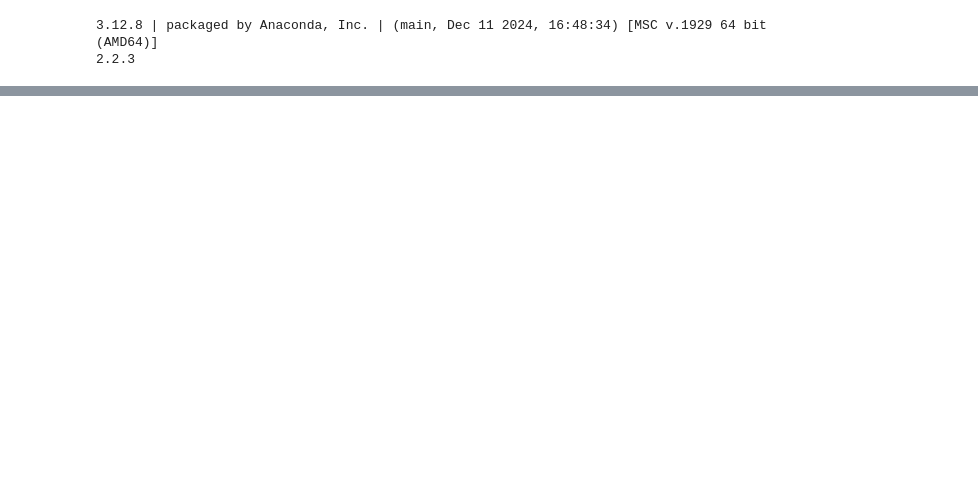
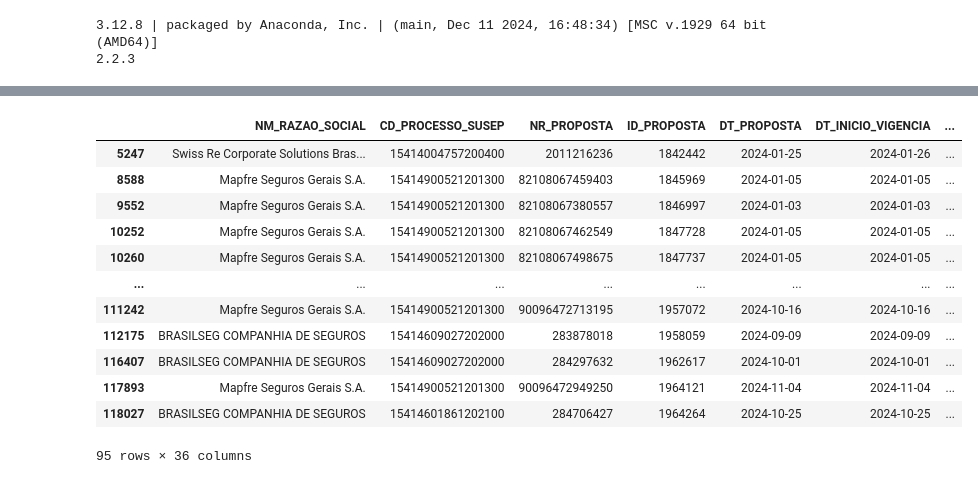
Before and after one commit to AlanthiasCO/seguro_rural_2024, a Jupyter notebook: etapa_etl.ipynb, the cells around one changed output, grey strips where cells are left out. Cells and saved outputs as stored; diff of their text form; code cells hidden in the pictures; blank space fills up the shorter version.

```diff
--- a/etapa_etl.ipynb
+++ b/etapa_etl.ipynb
@@ -21,0 +31,5 @@ ParserError: Error tokenizing data. C error: Expected 8 fields in line 3, saw 10
+# %%
+data = pd.read_excel("psr-2024.xlsx", decimal=',')
+# %%
+# criando uma cópia do dataframe
+df_br = data.copy()
@@ -21,0 +41,3 @@ ParserError: Error tokenizing data. C error: Expected 8 fields in line 3, saw 10
+# %%
+# visualizar até 50 colunas ou o número desejado
+pd.set_option('display.max_columns', 50)
@@ -21,0 +78,3 @@ ParserError: Error tokenizing data. C error: Expected 8 fields in line 3, saw 10
+# %%
+# para iniciar o indice em 0
+df_br = df_br.reset_index(drop=True)
@@ -21,0 +169,17 @@ ParserError: Error tokenizing data. C error: Expected 8 fields in line 3, saw 10
+# %%
+# Obtendo a quantidade de municípios presentes no dataframe
+df_br.loc[df_br['NM_MUNICIPIO_PROPRIEDADE'] == 'Varginha']
+# %% [output]
+|  | NM_RAZAO_SOCIAL | CD_PROCESSO_SUSEP | NR_PROPOSTA | ID_PROPOSTA | DT_PROPOSTA | DT_INICIO_VIGENCIA | ... |
+| 5247 | Swiss Re Corporate Solutions Bras... | 15414004757200400 | 2011216236 | 1842442 | 2024-01-25 | 2024-01-26 | ... |
+| 8588 | Mapfre Seguros Gerais S.A. | 15414900521201300 | 82108067459403 | 1845969 | 2024-01-05 | 2024-01-05 | ... |
+| 9552 | Mapfre Seguros Gerais S.A. | 15414900521201300 | 82108067380557 | 1846997 | 2024-01-03 | 2024-01-03 | ... |
+| 10252 | Mapfre Seguros Gerais S.A. | 15414900521201300 | 82108067462549 | 1847728 | 2024-01-05 | 2024-01-05 | ... |
+| 10260 | Mapfre Seguros Gerais S.A. | 15414900521201300 | 82108067498675 | 1847737 | 2024-01-05 | 2024-01-05 | ... |
+| ... | ... | ... | ... | ... | ... | ... | ... |
+| 111242 | Mapfre Seguros Gerais S.A. | 15414900521201300 | 90096472713195 | 1957072 | 2024-10-16 | 2024-10-16 | ... |
+| 112175 | BRASILSEG COMPANHIA DE SEGUROS | 15414609027202000 | 283878018 | 1958059 | 2024-09-09 | 2024-09-09 | ... |
+| 116407 | BRASILSEG COMPANHIA DE SEGUROS | 15414609027202000 | 284297632 | 1962617 | 2024-10-01 | 2024-10-01 | ... |
+| 117893 | Mapfre Seguros Gerais S.A. | 15414900521201300 | 90096472949250 | 1964121 | 2024-11-04 | 2024-11-04 | ... |
+| 118027 | BRASILSEG COMPANHIA DE SEGUROS | 15414601861202100 | 284706427 | 1964264 | 2024-10-25 | 2024-10-25 | ... |
+95 rows × 36 columns
```
Also changed, not shown: parts of 12 cells of this notebook.
